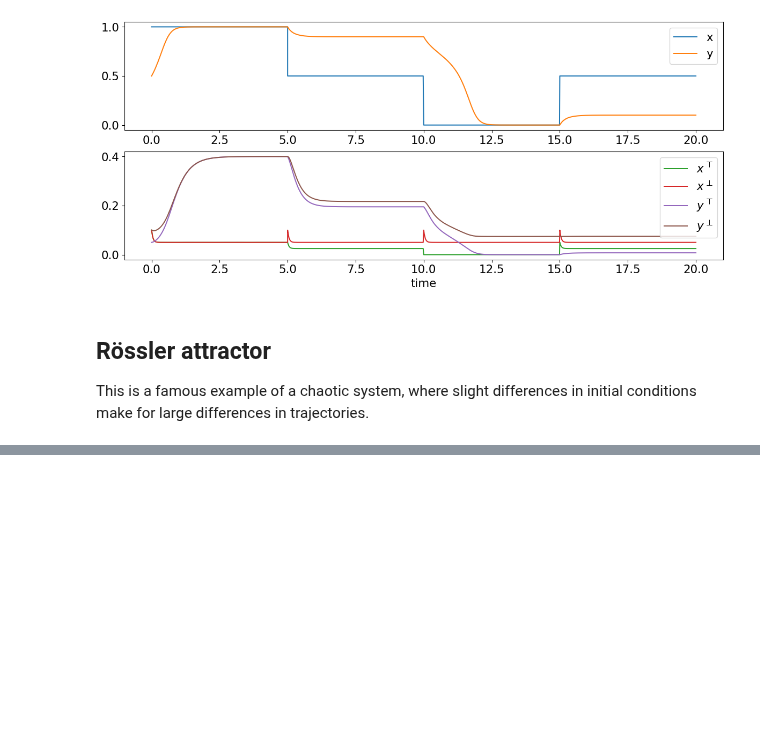
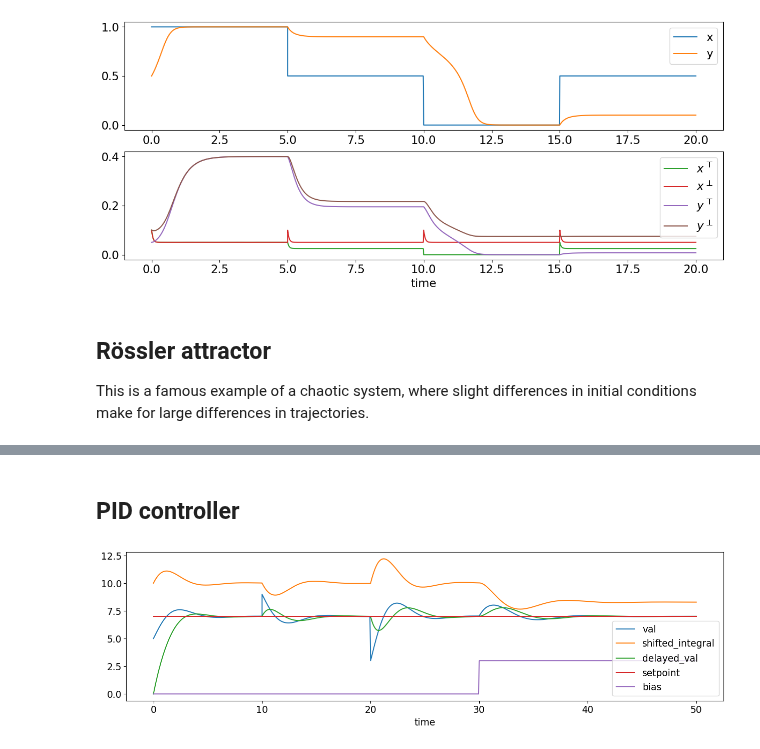
Before and after one commit to UC-Davis-molecular-computing/ode2tn, a Jupyter notebook: notebook.ipynb, the cells around one changed output, grey strips where cells are left out. Cells and saved outputs as stored; diff of their text form; code cells hidden in the pictures; blank space fills up the shorter version.

```diff
--- a/notebook.ipynb
+++ b/notebook.ipynb
@@ -312,0 +312,53 @@ plot_tn(odes, inits, t_eval, gamma=gamma, beta=beta, figure_size=figsize)
+# %% [markdown]
+## PID controller
+# %%
+import gpac as gp
+import numpy as np
+import sympy as sp
+from ode2tn import plot_tn, ode2tn, update_resets_with_ratios
+
+P = 1
+I = 1
+D = 1
+val, setpoint, bias, integral, derivative_p, derivative_m, delayed_val = \
+    sp.symbols('val setpoint bias shifted_integral derivative_p derivative_m delayed_val')
+proportional_term = P * (setpoint - val)
+integral_term = I * (integral - 10)
+# derivative_term = D * (temperature - delayed_temperature)
+c = 1
+odes = {
+    val: proportional_term + integral_term, # + derivative_term,
+    integral: setpoint - val,
+    delayed_val: c * (val - delayed_val),
+    setpoint: 0,
+}
+inits = {
+    val: 5,
+    setpoint: 7,
+    integral: 10,
+}
+t_eval = np.linspace(0,50,500)
+figsize=(16,4)
+resets = {
+    10: {val: 9},
+    20: {val: 3},
+    30: {bias: 3},
+}
+gamma = 3
+beta = 1
+# plot_tn(odes, inits, t_eval, gamma=gamma, beta=beta, resets=resets, figure_size=figsize)
+tn_odes, tn_inits, tn_syms = ode2tn(odes, inits, gamma=gamma, beta=beta)
+val_top = tn_syms[val][0]
+tn_odes[val_top] += bias
+tn_odes[bias] = 0
+resets = update_resets_with_ratios(odes, resets, tn_odes, tn_syms)
+dependent_symbols = {sym: sym_t/sym_b for sym, (sym_t, sym_b) in tn_syms.items()}
+import matplotlib
+matplotlib.rcParams.update({'font.size': 14})
+gp.plot(tn_odes, tn_inits, t_eval, dependent_symbols=dependent_symbols, resets=resets, figure_size=figsize,
+       symbols_to_plot=list(dependent_symbols.keys()) + [bias], loc='lower right')
+import matplotlib.pyplot as plt
+plt.savefig("pid-plot.pdf", format="pdf", bbox_inches="tight")
+matplotlib.rcParams.update({'font.size': 16})
+# %% [output]
+[figure, added]
```
Also changed, not shown: parts of 2 cells of this notebook, 2 other files.
